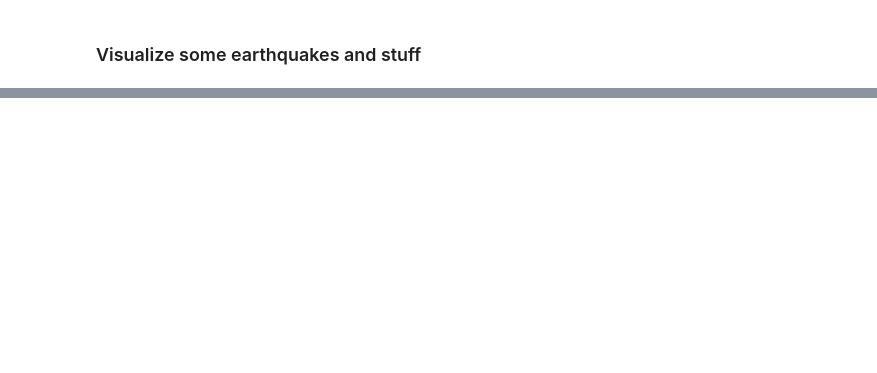
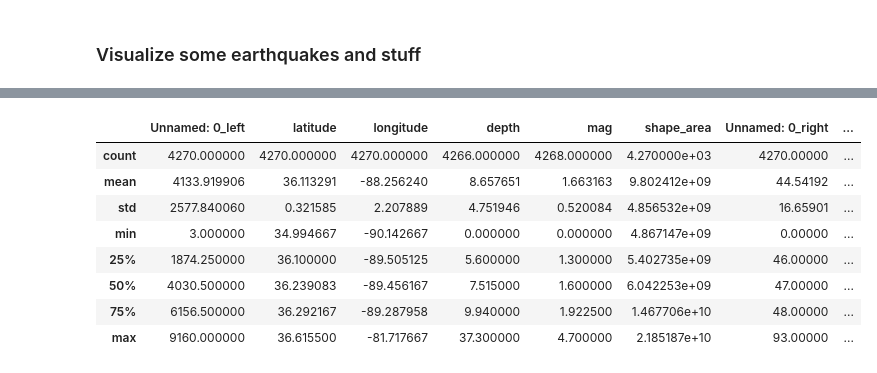
Before and after one commit to ocnrandolph/TNEG_Earthquakes, a Jupyter notebook: notebooks/dq3-TNEG-geospatial-visualizations.ipynb, the cells around one changed output, grey strips where cells are left out. Saved outputs shown, nothing was run; the diff lists cells and outputs as text; code cells hidden in the pictures; blank space fills up the shorter version.

```diff
--- a/notebooks/dq3-TNEG-geospatial-visualizations.ipynb
+++ b/notebooks/dq3-TNEG-geospatial-visualizations.ipynb
@@ -295,3 +350,15 @@ plt.show();
+# %%
+tn_earthquakes.describe()
+# %% [output]
+|  | Unnamed: 0_left | latitude | longitude | depth | mag | shape_area | Unnamed: 0_right | ... |
+| count | 4270.000000 | 4270.000000 | 4270.000000 | 4266.000000 | 4268.000000 | 4.270000e+03 | 4270.00000 | ... |
+| mean | 4133.919906 | 36.113291 | -88.256240 | 8.657651 | 1.663163 | 9.802412e+09 | 44.54192 | ... |
+| std | 2577.840060 | 0.321585 | 2.207889 | 4.751946 | 0.520084 | 4.856532e+09 | 16.65901 | ... |
+| min | 3.000000 | 34.994667 | -90.142667 | 0.000000 | 0.000000 | 4.867147e+09 | 0.00000 | ... |
+| 25% | 1874.250000 | 36.100000 | -89.505125 | 5.600000 | 1.300000 | 5.402735e+09 | 46.00000 | ... |
+| 50% | 4030.500000 | 36.239083 | -89.456167 | 7.515000 | 1.600000 | 6.042253e+09 | 47.00000 | ... |
+| 75% | 6156.500000 | 36.292167 | -89.287958 | 9.940000 | 1.922500 | 1.467706e+10 | 48.00000 | ... |
+| max | 9160.000000 | 36.615500 | -81.717667 | 37.300000 | 4.700000 | 2.185187e+10 | 93.00000 | ... |
 # %%
 # map the earthquakes, color-coded by county
 # not especially useful
```
Also changed, not shown: parts of 16 cells of this notebook, 1 other file.
